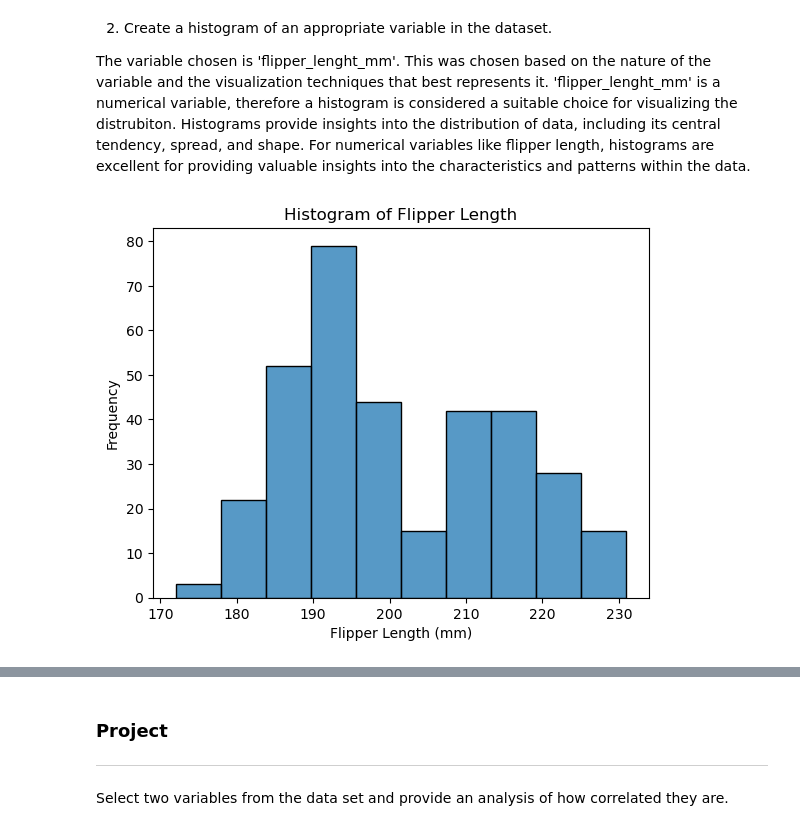
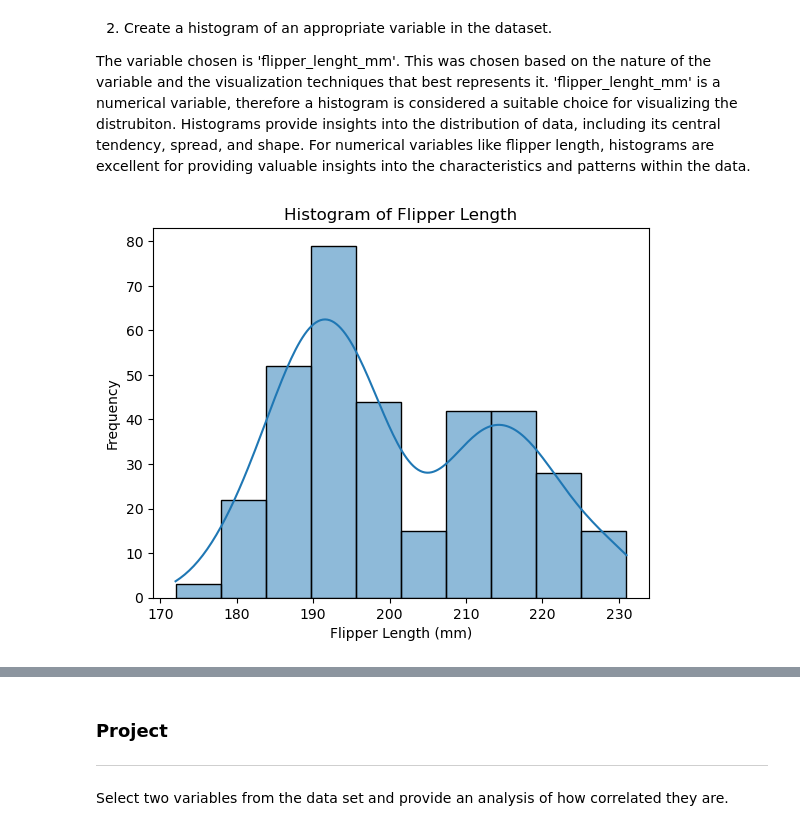
Before and after one commit to teesesmit/Data_analytics_project_24, a Jupyter notebook: penguins.ipynb, the cells around one changed output, grey strips where cells are left out. Saved outputs shown, nothing was run; the diff lists cells and outputs as text; code cells hidden in the pictures.

```diff
--- a/penguins.ipynb
+++ b/penguins.ipynb
@@ -112,11 +119,11 @@ The variable chosen is 'flipper_lenght_mm'. This was chosen based on the nature
 # %%
 # Create a histogram of the 'flipper_length_mm' variable
 
 plt.figure
-sns.histplot(data=df, x='flipper_length_mm')
+sns.histplot(data=df, x='flipper_length_mm', kde=True)
 plt.title('Histogram of Flipper Length')
 plt.xlabel('Flipper Length (mm)')
 plt.ylabel('Frequency')
 plt.show()
 # %% [output]
-[figure, old version]
+[figure, new version]
```
Also changed, not shown: parts of 7 cells of this notebook.
